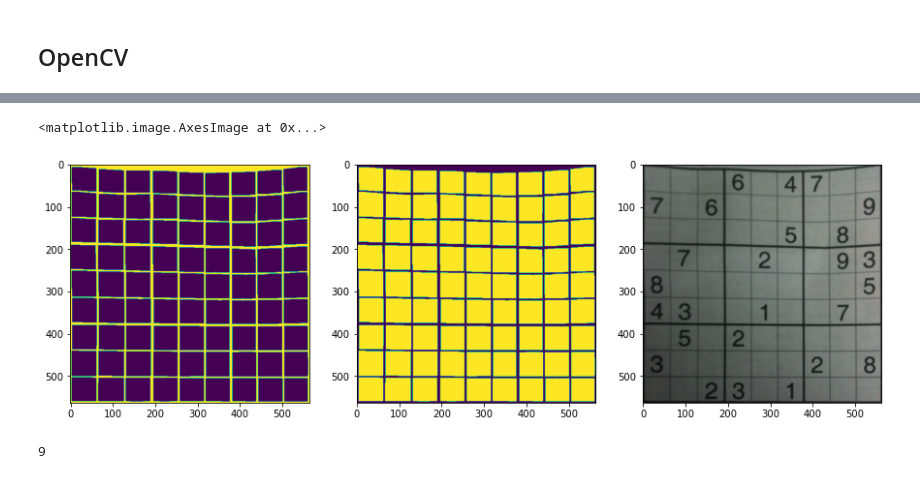
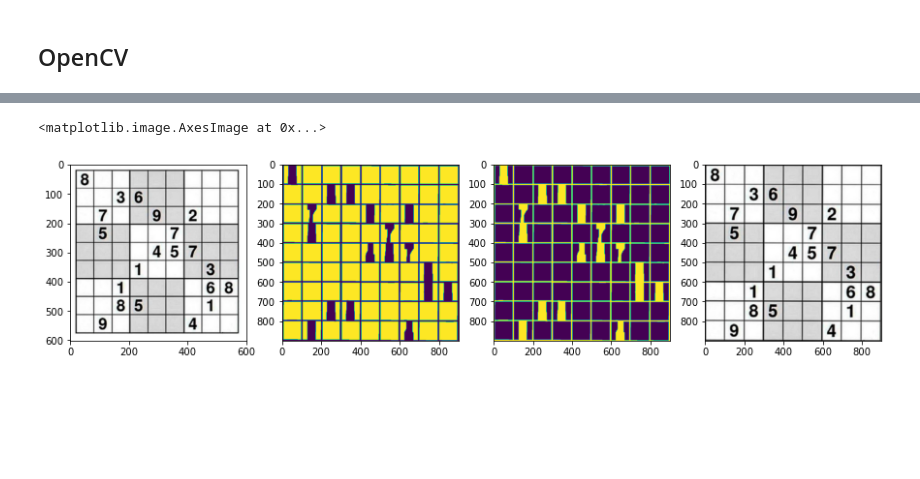
Before and after one commit to Rhinestone1337/sudoku-solver, a Jupyter notebook: sudoku pulp opencv.ipynb, the cells around one changed output, grey strips where cells are left out. Drawn from its saved outputs; the diff is of its cells as text; code cells hidden in the pictures; blank space fills up the shorter version.

```diff
--- a/sudoku pulp opencv.ipynb
+++ b/sudoku pulp opencv.ipynb
@@ -178,10 +129,23 @@ ax[2].axis('off')
 # %%
-img = cv2.imread('examples/13.png')
+img = cv2.imread('examples/3.jpg')
+
+# Finding a sudoku square
 gray = cv2.cvtColor(img, cv2.COLOR_BGR2GRAY)
-
-thresh = cv2.adaptiveThreshold(gray,255,cv2.ADAPTIVE_THRESH_GAUSSIAN_C, cv2.THRESH_BINARY_INV,57,5)
+thresh = cv2.adaptiveThreshold(gray, 255, cv2.ADAPTIVE_THRESH_GAUSSIAN_C, cv2.THRESH_BINARY_INV,57,5)
+cnts = cv2.findContours(thresh, cv2.RETR_TREE, cv2.CHAIN_APPROX_SIMPLE)
+grabs = imutils.grab_contours(cnts)
+grabs = sorted(grabs, key=cv2.contourArea, reverse=True)[:15]
+location = None
+for grab in grabs:
+    approx = cv2.approxPolyDP(grab, 15, True)
+    if len(approx) == 4:
+        location = approx
+        break
+board = get_perspective(img, location)
 
 # Filter out all numbers and noise to isolate only boxes
+resgr = cv2.cvtColor(board, cv2.COLOR_BGR2GRAY)
+thresh = cv2.adaptiveThreshold(resgr, 255, cv2.ADAPTIVE_THRESH_GAUSSIAN_C, cv2.THRESH_BINARY_INV, 57, 5)
 cnts = cv2.findContours(thresh, cv2.RETR_TREE, cv2.CHAIN_APPROX_SIMPLE)
 cnts = cnts[0] if len(cnts) == 2 else cnts[1]
 for c in cnts:
@@ -199,39 +163,39 @@ thresh = cv2.morphologyEx(thresh, cv2.MORPH_CLOSE, horizontal_kernel, iterations
 invert = 255 - thresh
 cnts = cv2.findContours(invert, cv2.RETR_TREE, cv2.CHAIN_APPROX_SIMPLE)
 cnts = cnts[0] if len(cnts) == 2 else cnts[1]
 (cnts, _) = contours.sort_contours(cnts, method="top-to-bottom")
 
 sudoku_rows = []
 row = []
 for (i, c) in enumerate(cnts, 1):
     area = cv2.contourArea(c)
     if area < 50000:
         row.append(c)
         if i % 9 == 0:
             (cnts, _) = contours.sort_contours(row, method="left-to-right")
             sudoku_rows.append(cnts)
             row = []
 
 # Iterate through each box
 tesser = []
+i = 1
 for row in sudoku_rows:
     for c in row:
         mask = np.zeros(img.shape, dtype=np.uint8)
         cv2.drawContours(mask, [c], -1, (255,255,255), -1)
         result = cv2.bitwise_and(img, mask)
         result[mask==0] = 255
         text = pytesseract.image_to_string(result, config="--psm 10 digits")
+        # cv2.imwrite(fr"C:\Users\lol\Sudoku\sudoku\rec_samples\{i}.png", result)
         tesser.append(text[:text.find('\n')])
+        i += 1
 
-fig, ax = plt.subplots(1, 3, figsize=(15,15))
-ax[0].imshow(thresh)
+fig, ax = plt.subplots(1, 4, figsize=(15,15))
+ax[0].imshow(img)
 ax[1].imshow(invert)
-ax[2].imshow(img)
+ax[2].imshow(thresh)
+ax[3].imshow(board)
 # %% [output]
 <matplotlib.image.AxesImage at 0x...>
-[figure, old version]
+[figure, new version]
-# %%
-len(sudoku_rows)
-# %% [output]
-9
 # %%
```
Also changed, not shown: parts of 8 cells of this notebook.
